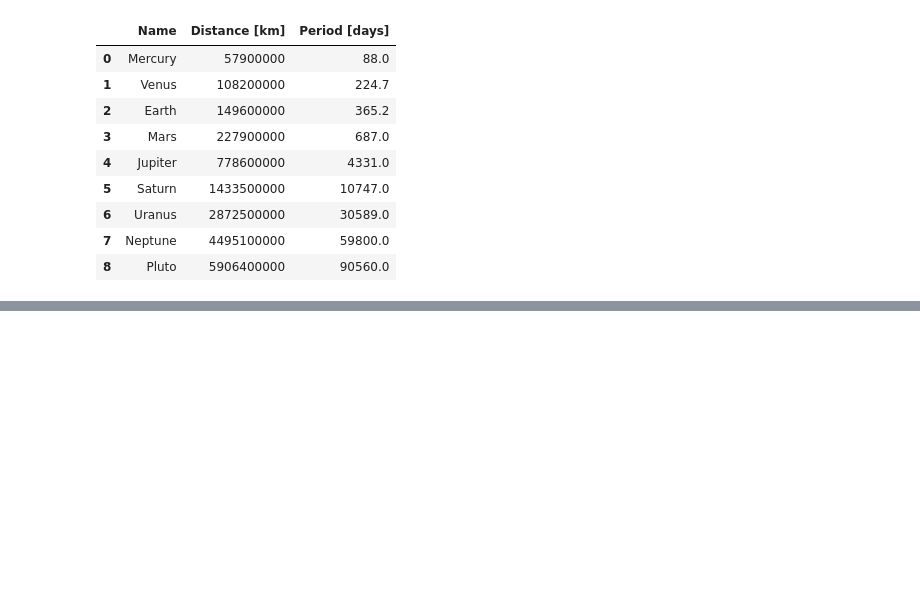
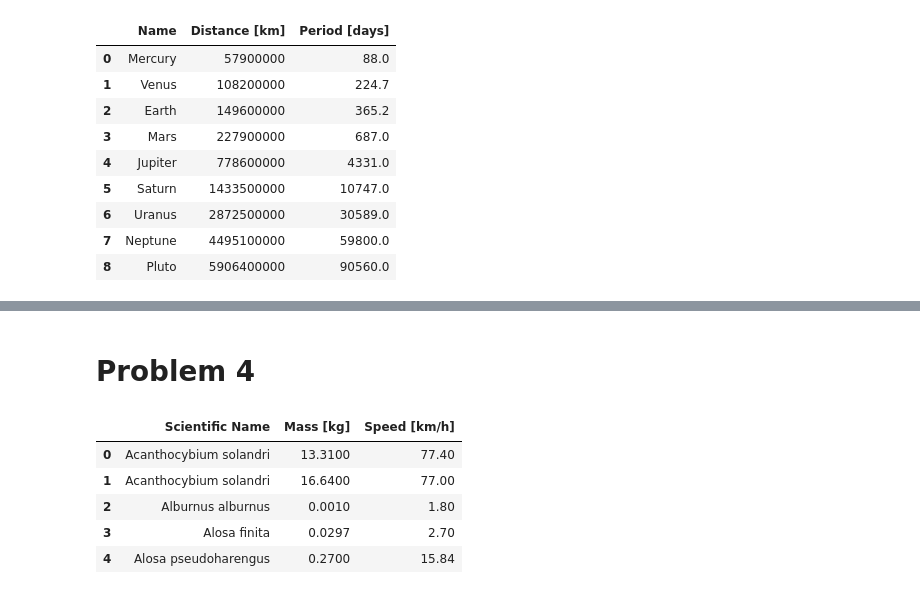
Before and after one commit to ririye01/math4334-MathModelingNotebooks, a Jupyter notebook: homework/hw2b/hw2b.ipynb, the cells around one changed output, grey strips where cells are left out. Saved outputs shown, nothing was run; the diff lists cells and outputs as text; code cells hidden in the pictures; blank space fills up the shorter version.

```diff
--- a/homework/hw2b/hw2b.ipynb
+++ b/homework/hw2b/hw2b.ipynb
@@ -352,0 +353,12 @@ Orbital Period = 0.000 * Orbital Radius^1.499
+# %% [markdown]
+# Problem 4
+# %%
+df4: pd.DataFrame = pd.read_excel("hw-02b-data/fish-swimming-speeds.xlsx")
+df4.head()
+# %% [output]
+|  | Scientific Name | Mass [kg] | Speed [km/h] |
+| 0 | Acanthocybium solandri | 13.3100 | 77.40 |
+| 1 | Acanthocybium solandri | 16.6400 | 77.00 |
+| 2 | Alburnus alburnus | 0.0010 | 1.80 |
+| 3 | Alosa finita | 0.0297 | 2.70 |
+| 4 | Alosa pseudoharengus | 0.2700 | 15.84 |
```
Also changed, not shown: parts of 8 cells of this notebook, 7 other files.
